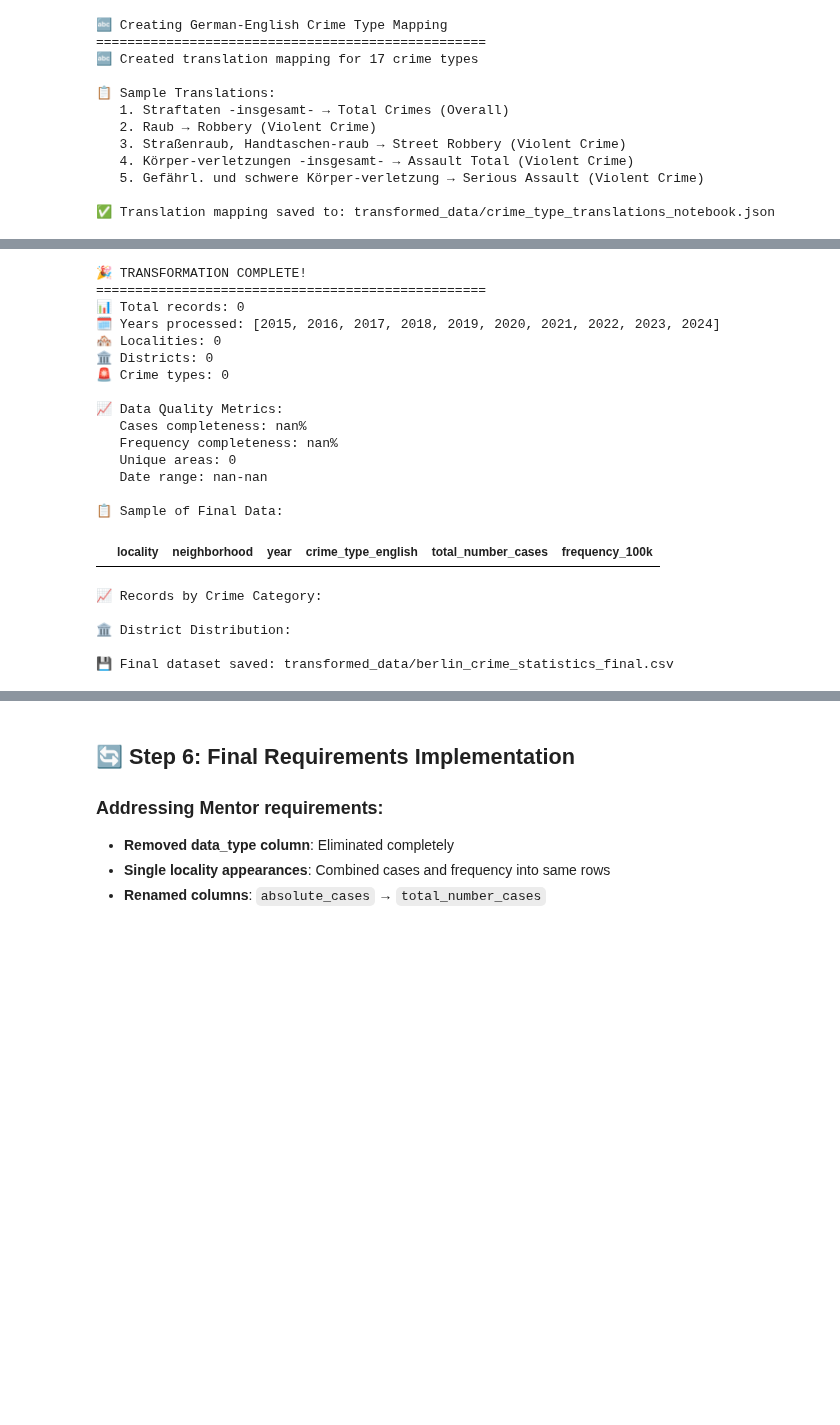
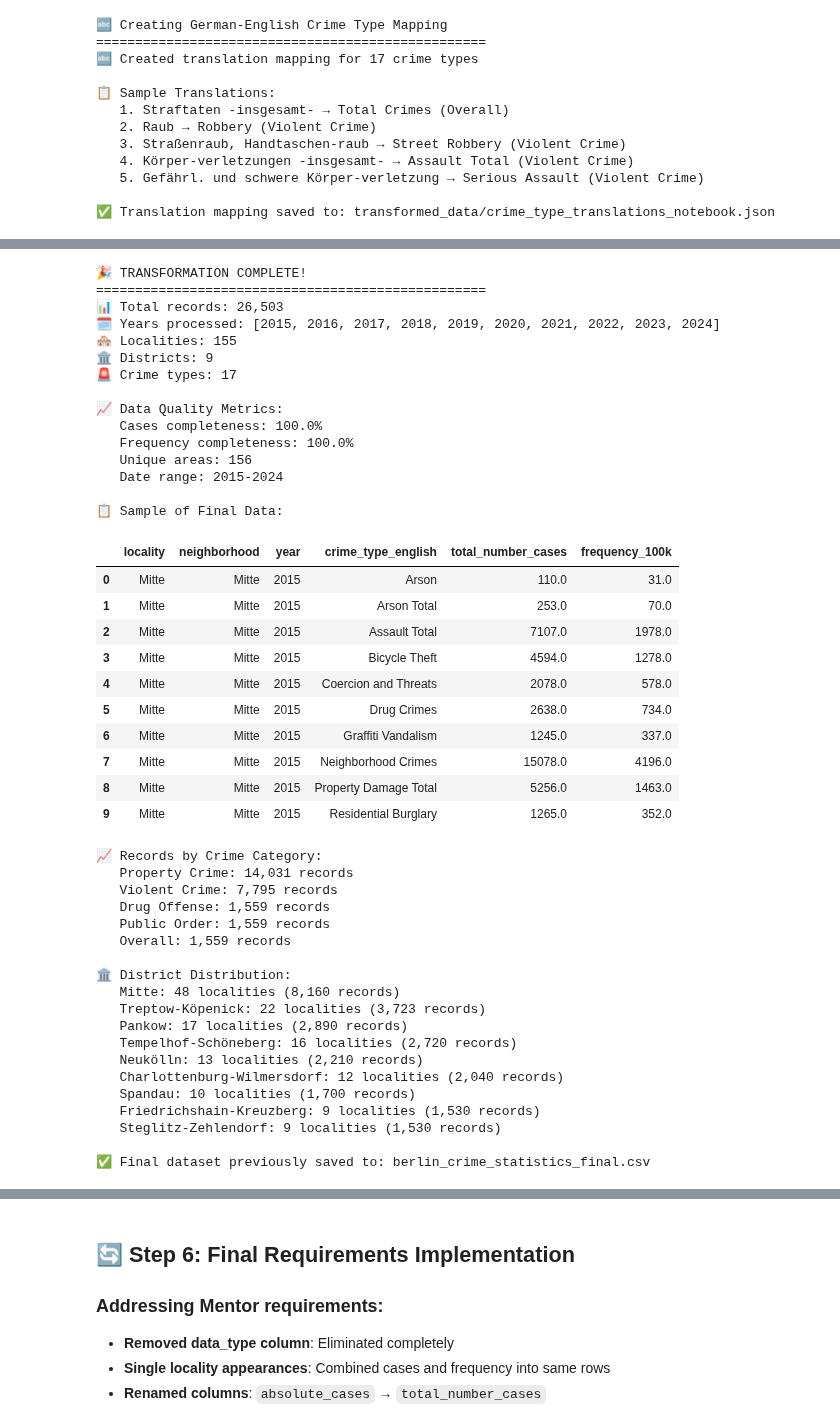
Before and after one commit to webeet-io/layered-populate-data-pool-da, a Jupyter notebook: crime_statistics/scripts/Berlin_Crime_Statistics_Transformation.ipynb, the cells around one changed output, grey strips where cells are left out. Saved outputs shown, nothing was run; the diff lists cells and outputs as text; code cells hidden in the pictures; blank space fills up the shorter version.

```diff
--- a/crime_statistics/scripts/Berlin_Crime_Statistics_Transformation.ipynb
+++ b/crime_statistics/scripts/Berlin_Crime_Statistics_Transformation.ipynb
@@ -395,7 +320,7 @@ if transformed_data is not None:
     print("🎉 TRANSFORMATION COMPLETE!")
     print("=" * 50)
     print(f"📊 Total records: {len(transformed_data):,}")
-    print(f"🗓️ Years processed: {processed_years}")
+    print(f"🗓️ Years processed: {years_processed}")
     print(f"🏘️ Localities: {transformed_data['locality'].nunique()}")
     print(f"🏛️ Districts: {transformed_data['neighborhood'].nunique()}")
     print(f"🚨 Crime types: {transformed_data['crime_type_english'].nunique()}")
@@ -410,50 +335,71 @@ if transformed_data is not None:
     # Show sample data
     print(f"\n📋 Sample of Final Data:")
     sample_cols = ['locality', 'neighborhood', 'year', 'crime_type_english', 'total_number_cases', 'frequency_100k']
     display(transformed_data[sample_cols].head(10))
 
     # Show records by category
     print(f"\n📈 Records by Crime Category:")
     category_summary = transformed_data['category'].value_counts()
     for category, count in category_summary.items():
         print(f"   {category}: {count:,} records")
 
     # Show district distribution
     print(f"\n🏛️ District Distribution:")
     district_summary = transformed_data.groupby('neighborhood')['locality'].nunique().sort_values(ascending=False)
     for district, locality_count in district_summary.items():
         records = len(transformed_data[transformed_data['neighborhood'] == district])
         print(f"   {district}: {locality_count} localities ({records:,} records)")
 
-    # Save final dataset
-    output_file = output_dir / "berlin_crime_statistics_final.csv"
-    transformed_data.to_csv(output_file, index=False)
-    print(f"\n💾 Final dataset saved: {output_file}")
+    print(f"\n✅ Final dataset previously saved to: berlin_crime_statistics_final.csv")
 
 else:
     print("❌ Transformation failed")
 # %% [output]
 🎉 TRANSFORMATION COMPLETE!
 ==================================================
-📊 Total records: 0
+📊 Total records: 26,503
 🗓️ Years processed: [2015, 2016, 2017, 2018, 2019, 2020, 2021, 2022, 2023, 2024]
-🏘️ Localities: 0
-🏛️ Districts: 0
-🚨 Crime types: 0
+🏘️ Localities: 155
+🏛️ Districts: 9
+🚨 Crime types: 17
 
 📈 Data Quality Metrics:
-   Cases completeness: nan%
-   Frequency completeness: nan%
-   Unique areas: 0
-   Date range: nan-nan
+   Cases completeness: 100.0%
+   Frequency completeness: 100.0%
+   Unique areas: 156
+   Date range: 2015-2024
 
 📋 Sample of Final Data:
 |  | locality | neighborhood | year | crime_type_english | total_number_cases | frequency_100k |
+| 0 | Mitte | Mitte | 2015 | Arson | 110.0 | 31.0 |
+| 1 | Mitte | Mitte | 2015 | Arson Total | 253.0 | 70.0 |
+| 2 | Mitte | Mitte | 2015 | Assault Total | 7107.0 | 1978.0 |
+| 3 | Mitte | Mitte | 2015 | Bicycle Theft | 4594.0 | 1278.0 |
+| 4 | Mitte | Mitte | 2015 | Coercion and Threats | 2078.0 | 578.0 |
+| 5 | Mitte | Mitte | 2015 | Drug Crimes | 2638.0 | 734.0 |
+| 6 | Mitte | Mitte | 2015 | Graffiti Vandalism | 1245.0 | 337.0 |
+| 7 | Mitte | Mitte | 2015 | Neighborhood Crimes | 15078.0 | 4196.0 |
+| 8 | Mitte | Mitte | 2015 | Property Damage Total | 5256.0 | 1463.0 |
+| 9 | Mitte | Mitte | 2015 | Residential Burglary | 1265.0 | 352.0 |
 📈 Records by Crime Category:
+   Property Crime: 14,031 records
+   Violent Crime: 7,795 records
+   Drug Offense: 1,559 records
+   Public Order: 1,559 records
+   Overall: 1,559 records
 
 🏛️ District Distribution:
+   Mitte: 48 localities (8,160 records)
+   Treptow-Köpenick: 22 localities (3,723 records)
+   Pankow: 17 localities (2,890 records)
+   Tempelhof-Schöneberg: 16 localities (2,720 records)
+   Neukölln: 13 localities (2,210 records)
+   Charlottenburg-Wilmersdorf: 12 localities (2,040 records)
+   Spandau: 10 localities (1,700 records)
+   Friedrichshain-Kreuzberg: 9 localities (1,530 records)
+   Steglitz-Zehlendorf: 9 localities (1,530 records)
 
-💾 Final dataset saved: transformed_data/berlin_crime_statistics_final.csv
+✅ Final dataset previously saved to: berlin_crime_statistics_final.csv
 # %%
 # 📈 Step 5: Data Visualization
 if transformed_data is not None:
```
Also changed, not shown: parts of 10 cells of this notebook, 1 other file.
